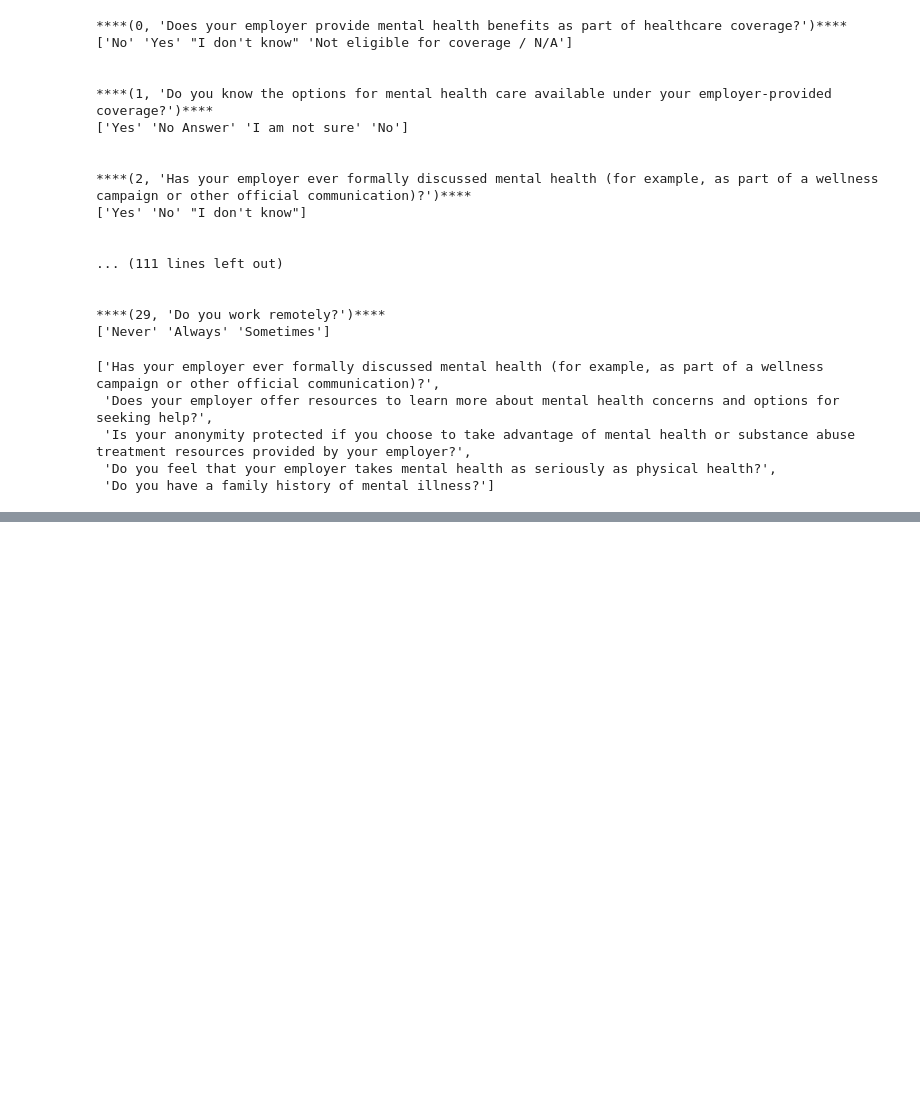
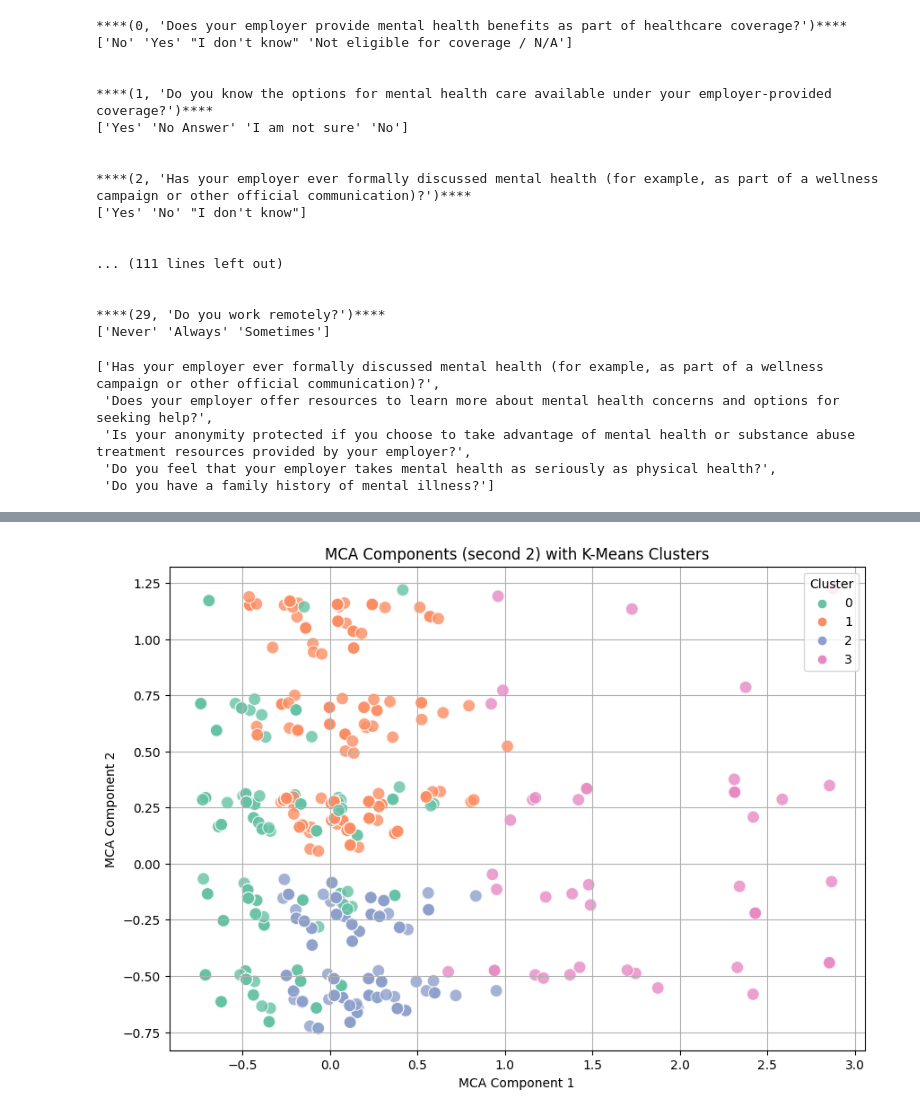
Before and after one commit to hkafrawi/kaggle_portfolio, a Jupyter notebook: mental-health-in-tech-classification.ipynb, the cells around one changed output, grey strips where cells are left out. Cells and saved outputs as stored; diff of their text form; code cells hidden in the pictures; blank space fills up the shorter version.

```diff
--- a/mental-health-in-tech-classification.ipynb
+++ b/mental-health-in-tech-classification.ipynb
@@ -675,0 +1333,17 @@ for i,column in enumerate(df_11.select_dtypes(include=['object']).columns):
+# %%
+plt.figure(figsize=(10, 7))
+sns.scatterplot(
+    x=mca_coords[1], y=mca_coords[2],
+    hue=mca_coords['cluster'],
+    palette='Set2',
+    s=100,
+    alpha=0.8
+)
+plt.title('MCA Components (second 2) with K-Means Clusters')
+plt.xlabel('MCA Component 1')
+plt.ylabel('MCA Component 2')
+plt.legend(title='Cluster')
+plt.grid(True)
+plt.show()
+# %% [output]
+[figure, added]
```
Also changed, not shown: parts of 36 cells of this notebook.
